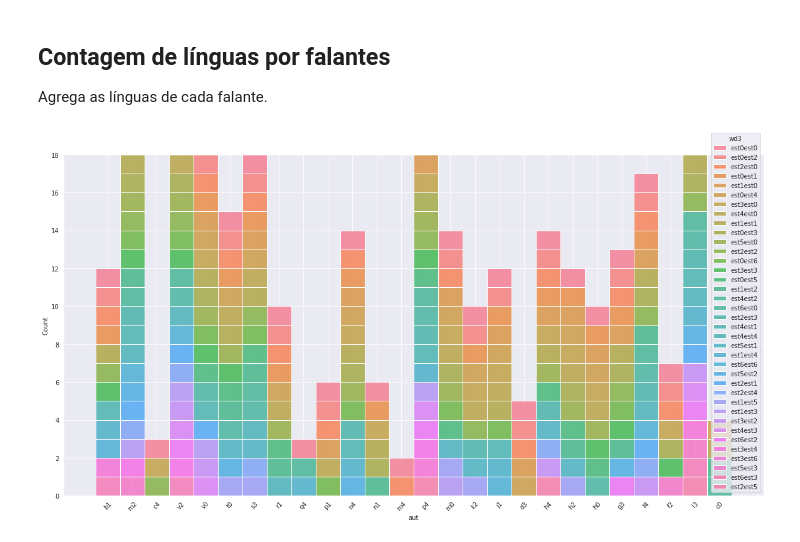
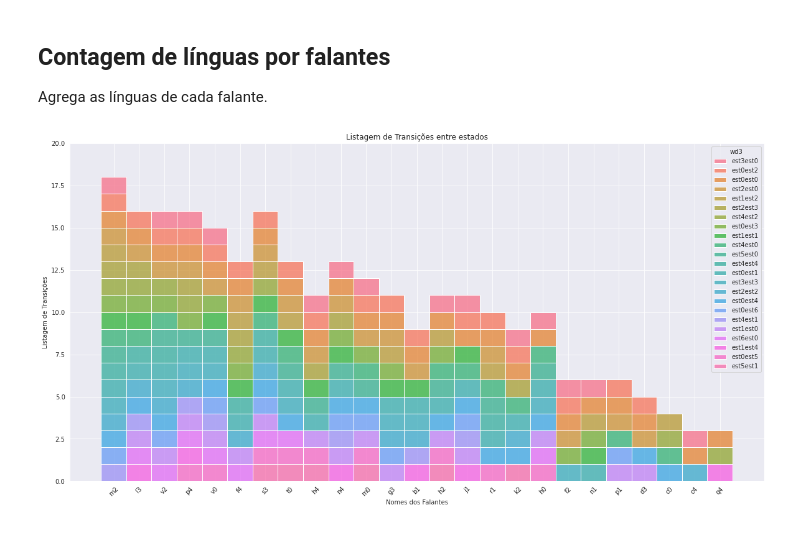
Before and after one commit to labase/data_edu, a Jupyter notebook: ipnb/organelas_eica.ipynb, the cells around one changed output. Saved outputs shown, nothing was run; the diff lists cells and outputs as text; code cells hidden in the pictures.

```diff
--- a/ipnb/organelas_eica.ipynb
+++ b/ipnb/organelas_eica.ipynb
@@ -261,8 +263,13 @@ d_sst_dial = a.explode('wd3').reset_index()
 s = d_sst_ct.groupby('wd3').agg({'aut': lambda x: tuple(sorted(set(x))), 'wd3cnt':'count'})
 d_sst_spk = s.explode('aut').reset_index()
 d_sst_dial["dialspk"] = d_sst_dial.groupby('aut')['wd3cnt'].transform('count')
+d_sst_dial["spkdial"] = d_sst_dial.groupby('wd3')['wd3cnt'].transform('count')
 d_sst_spk["dialspk"] = d_sst_spk.groupby('wd3')['wd3cnt'].transform('count')
-d_sst_spk = d_sst_spk[d_sst_spk["dialspk"]>2]
+d_sst_spk["spkdial"] = d_sst_spk.groupby('aut')['wd3cnt'].transform('count')
+d_sst_spk = d_sst_spk[d_sst_spk["dialspk"]>5]
+d_sst_dial = d_sst_dial[d_sst_dial["dialspk"]>5]
+d_sst_spk = d_sst_spk[d_sst_spk["spkdial"]>2]
+d_sst_dial = d_sst_dial[d_sst_dial["spkdial"]>2]
 
 # print(a.explode('wd3'))
 d_sst_spk
@@ -307,9 +318,10 @@ d_sst_dial
 ## Contagem de línguas por falantes
 Agrega as línguas de cada falante.
 # %%
-d_sst_spk = d_sst_spk.sort_values(by="dialspk", ascending=False)
-sns.histplot(x=d_sst_spk.aut, data=d_sst_spk, multiple="stack", hue=d_sst_spk.wd3).set(ylim=(0,18))
+d_sst_spk = d_sst_spk.sort_values(by="spkdial", ascending=False)
+sns.histplot(x=d_sst_spk.aut, data=d_sst_spk, multiple="stack", hue=d_sst_spk.wd3).set(
+    ylim=(0,20),title="Listagem de Transições entre estados", xlabel="Nomes dos Falantes", ylabel="Listagem de Transições")
 plt.xticks(rotation=45)
 plt.gcf().set_size_inches(20, 10)
 # %% [output]
-[figure, old version]
+[figure, new version]
```
Also changed, not shown: parts of 5 cells of this notebook, 1 other file.
